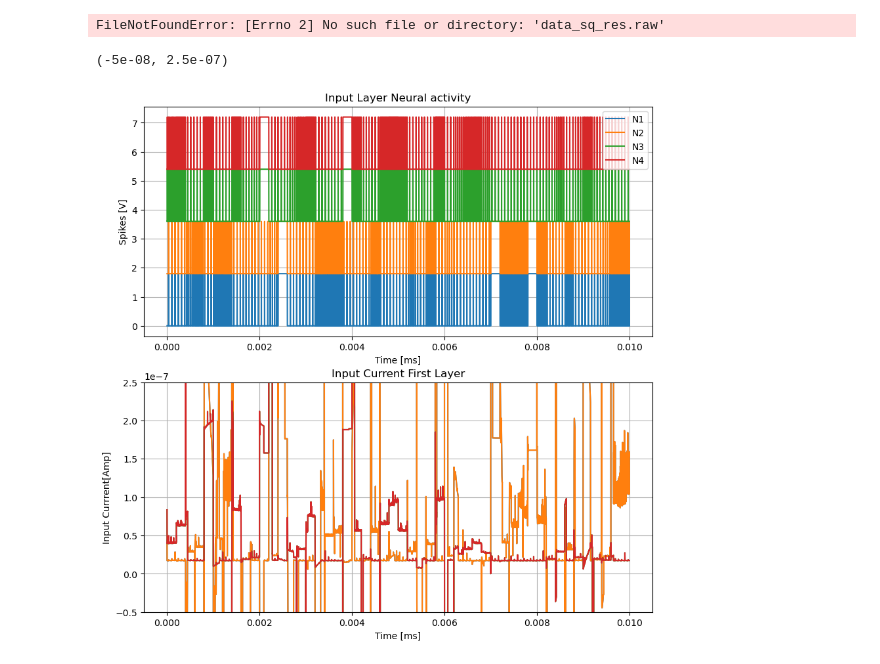
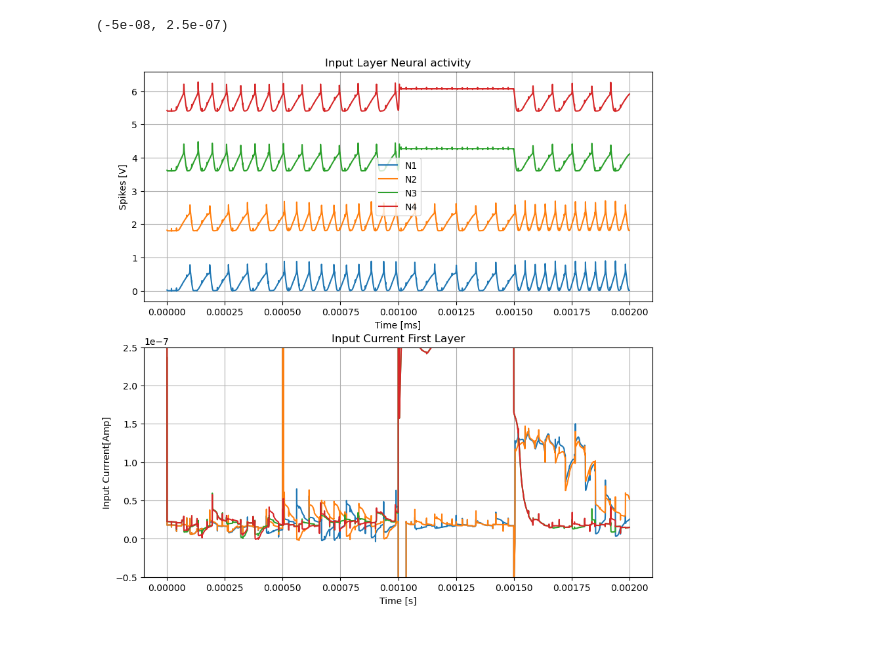
Before and after one commit to AlejandroJuarezLora/SNN_IPN, a Jupyter notebook: sim_results/tb_4x8x4_raw.ipynb, the cells around one changed output. Cells and saved outputs as stored; diff of their text form; code cells hidden in the pictures.

```diff
--- a/sim_results/tb_4x8x4_raw.ipynb
+++ b/sim_results/tb_4x8x4_raw.ipynb
@@ -3,7 +3,7 @@ from __future__ import division
 import numpy as np
 import matplotlib.pyplot as plt
 
-intp = 1000  #tomar uno de cada cien valores, para graficar rapido
+intp = 10  #tomar uno de cada cien valores, para graficar rapido
 
 # Load data from the .txt file
 #ssh -Y cic@148.204.66.123
@@ -84,38 +84,36 @@ def rawread(fname: str):
             break
     return (arrs[0], plots)
 
-data, _ = rawread("/Users/alejandrolora/Desktop/WORKINGNET/FIVEARMONICS/data_sq_6m.raw")
+data, dicc = rawread("out_res.raw")
-# %% [output]
-FileNotFoundError: [Errno 2] No such file or directory: 'data_sq_res.raw'
 # %%
 fig, (ax1, ax2) = plt.subplots(2, figsize=(10,10))
 for k in range(4):
     nodo = "v(n" +  str(k+1) + ")"
     ax1.plot(data["time"][::intp], data[nodo][::intp]+(1.8*k), label = f"N{k+1}")
     # frec_k = obtainFrequencies(data["time"][::intp], data[nodo][::intp])
     # ax1.plot(data["time"][::intp], frec_k, label = f"N{k+1}")
 
 ax1.legend()
 ax1.grid()
 ax1.set_xlabel("Time [ms]")
 ax1.set_ylabel("Spikes [V]")
 ax1.set_title("Input Layer Neural activity")
 
 
 for k in range(4):
     Iext_label = "i(v.x1.xx" + str(k+1)+ ".vext)"
     ax2.plot(data["time"][::intp], data[Iext_label][::intp], label = f"i{k+1}")
 
 ax2.grid()
-ax2.set_xlabel("Time [ms]")
+ax2.set_xlabel("Time [s]")
 ax2.set_ylabel("Input Currrent[Amp]")
 ax2.set_title("Input Current First Layer")
 ax2.set_ylim((-5e-8, 2.5e-7))
 
 # fig.savefig('InputLayer.pdf')
 # %% [output]
 (-5e-08, 2.5e-07)
-[figure, old version]
+[figure, new version]
 # %%
 
 
```
Also changed, not shown: parts of 5 cells of this notebook, 9 other files.
